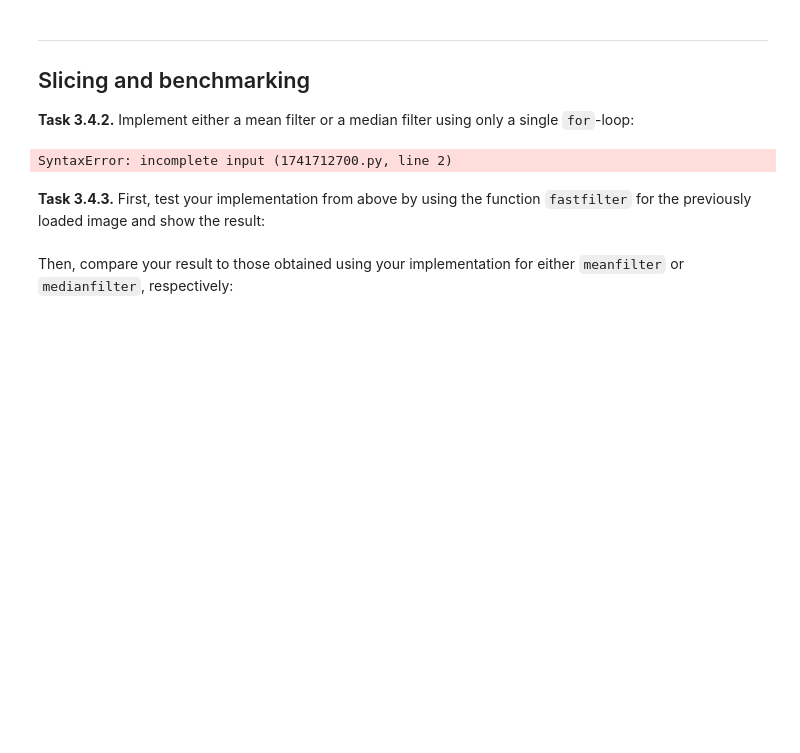
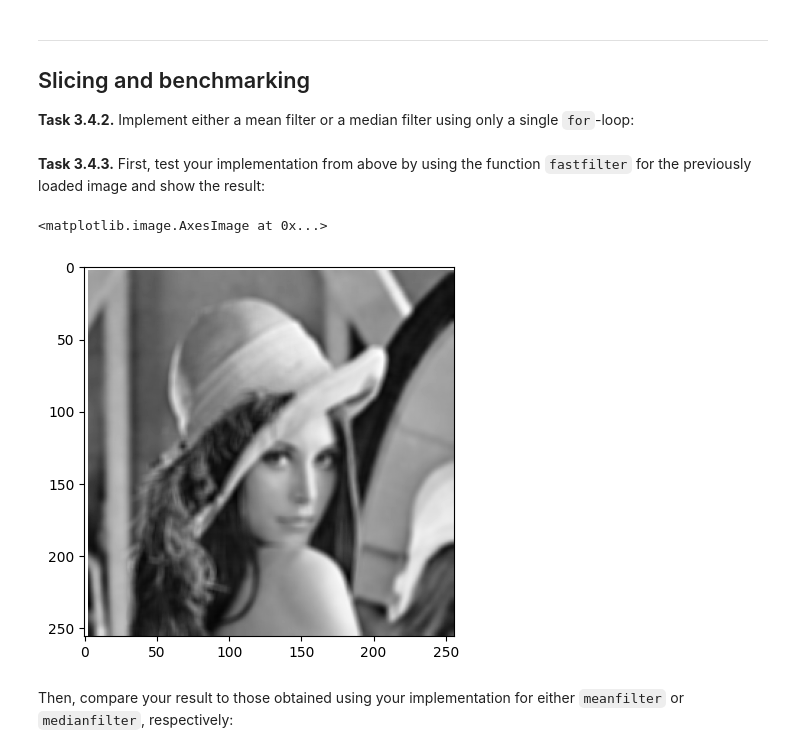
Before and after one commit to Paul-Averdung/mobi-fs3-python, a Jupyter notebook: task3.ipynb, the cells around one changed output. Drawn from its saved outputs; the diff is of its cells as text; code cells hidden in the pictures; blank space fills up the shorter version.

Commit message:
Fastfilter finished

```diff
--- a/task3.ipynb
+++ b/task3.ipynb
@@ -145,13 +145,28 @@ Es gibt keinen breiten Rand bei den vorgegebenen Filtern. -> Es wird also nicht
 ## Slicing and benchmarking
 
 **<a id="#">Task 3.4.2.</a>** Implement either a mean filter or a median filter using only a single `for`-loop:
-# %%
-def fastfilter(img, size):
-    # write your code here
-# %% [output]
-SyntaxError: incomplete input (1741712700.py, line 2)
+# %%
+def fastfilter(img, size):
+    result = numpy.zeros(img.shape)
+    n = (size-1)//2
+    for z in numpy.ndindex(img.shape):
+        i0 = z[0] - n
+        i1 = z[0] + n + 1
+        j0 = z[1] - n
+        j1 = z[1] + n + 1
+        # if 0 <= i0 < z[0] and  0 <= i1 < z[0] and  0 <= j0 < z[1] and  0 <= j1 < z[1]:
+        simg = img[i0:i1, j0:j1]
+        result[z] = simg.mean()
+        #else:
+            #result[z] = 0
+    return result
 # %% [markdown]
 **<a id="#">Task 3.4.3.</a>** First, test your implementation from above by using the function `fastfilter` for the previously loaded image and show the result:
+# %%
+plt.imshow(fastfilter(img, 5), 'gray')
+# %% [output]
+<matplotlib.image.AxesImage at 0x...>
+[figure, added]
 # %% [markdown]
 Then, compare your result to those obtained using your implementation for either `meanfilter` or `medianfilter`, respectively:
 # %% [markdown]
```
Also changed, not shown: parts of 2 cells of this notebook.
